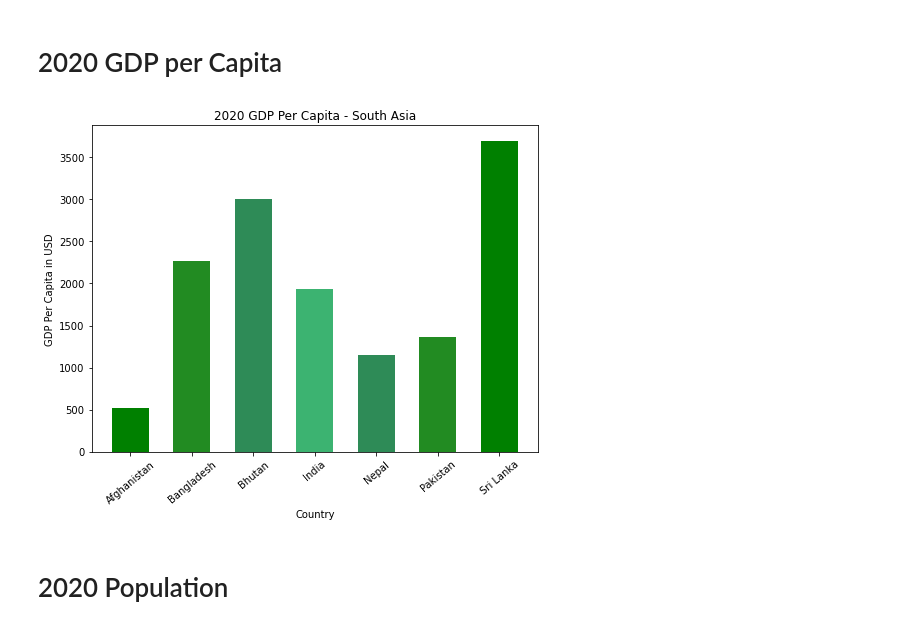
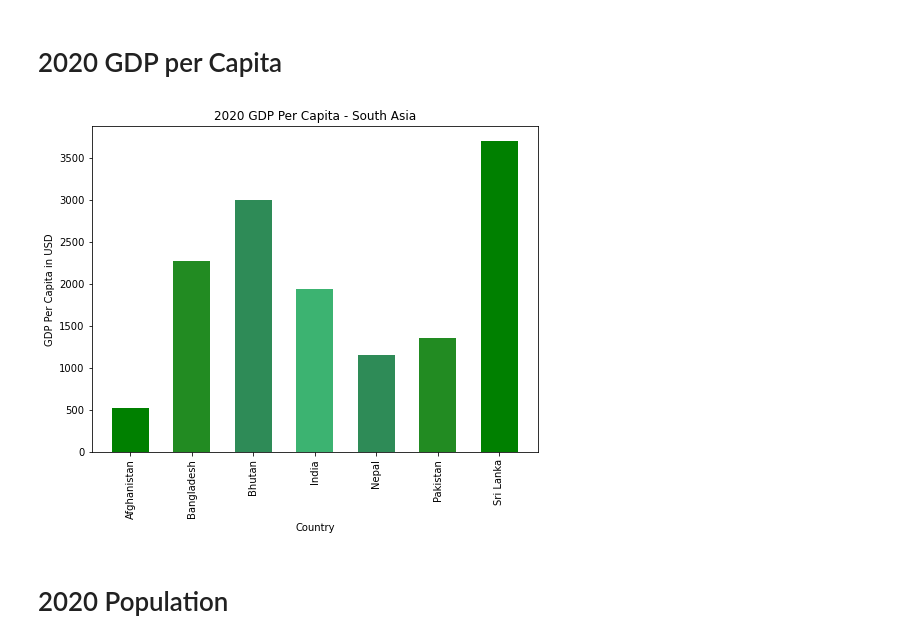
Before and after one commit to jeffbrown961/Project-1, a Jupyter notebook: Question_1.ipynb, the cells around one changed output. Saved outputs shown, nothing was run; the diff lists cells and outputs as text; code cells hidden in the pictures.

```diff
--- a/Question_1.ipynb
+++ b/Question_1.ipynb
@@ -60,26 +60,25 @@ countries_df
 # %%
 #Bar graph displaying 2020 GDP per Capita
 
 # #Pyplot
 countries = ['Afghanistan', 'Bangladesh', 'Bhutan', 'India', 'Nepal', 'Pakistan', 'Sri Lanka']
 countries_2 = countries_df.groupby('Country')['GDP Per Capita'].sum()
 x_axis = np.arange(len(countries_2))
 ticks = [value+0.3 for value in x_axis]
 colors = ['green', 'forestgreen', 'seagreen', 'mediumseagreen', 'seagreen', 'forestgreen', 'green']
 
 # #Create a list indicating where to write x labels and set figure size
 plt.figure(figsize=(8,6))
 plt.bar(x_axis, countries_2, color=colors, alpha=1, align='edge', width=0.6)
 plt.xticks(ticks, countries, rotation='vertical')
 
 # Axis labels and Title
 plt.title('2020 GDP Per Capita - South Asia')
 plt.xlabel('Country')
 plt.ylabel('GDP Per Capita in USD')
-plt.xticks(rotation=40)
 plt.savefig('GDP per Capita Bar Chart')
 # %% [output]
-[figure, old version]
+[figure, new version]
 # %% [markdown]
 # 2020 Population
 # %%
```
Also changed, not shown: parts of 2 cells of this notebook, 16 other files.
